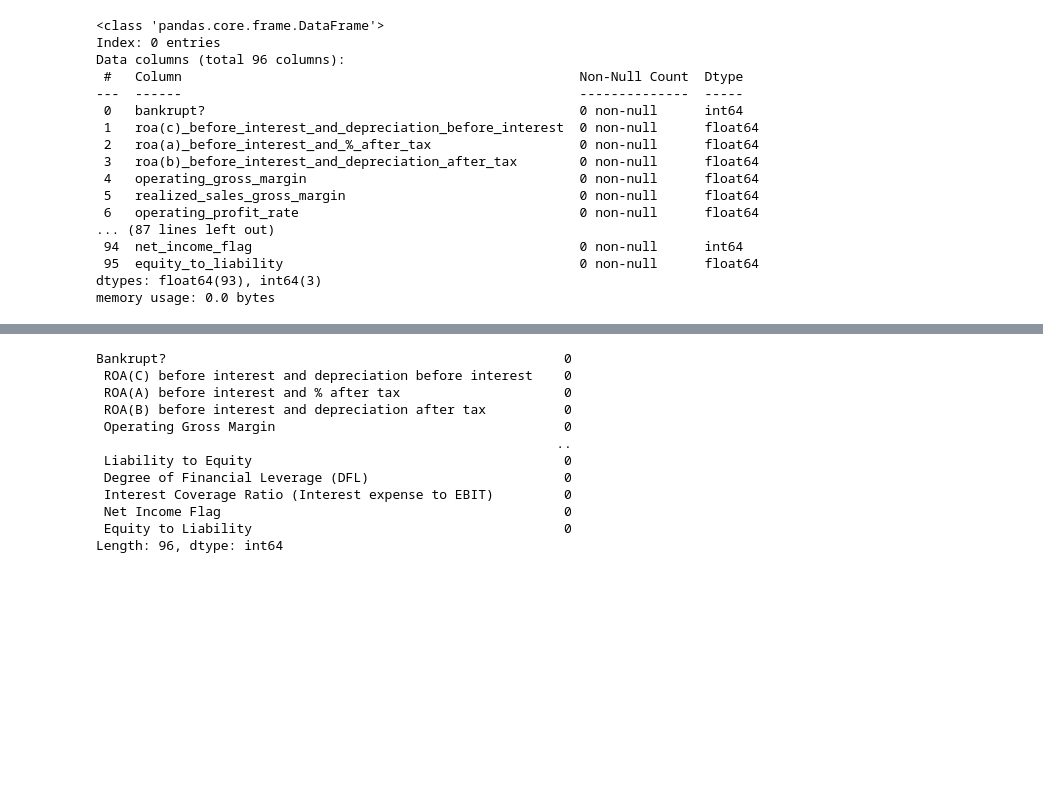
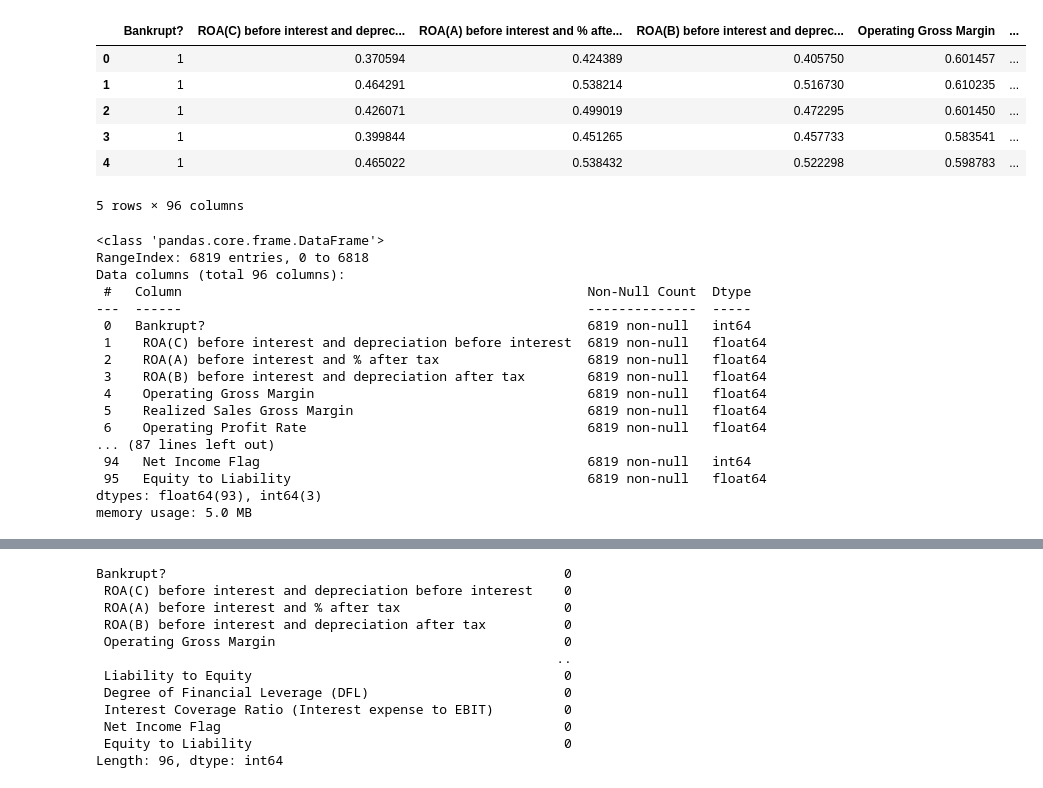
Before and after one commit to Vincent2308/Corporate-Bankruptcy, a Jupyter notebook: notebooks/week1/taiwan_eda.ipynb, the cells around one changed output, grey strips where cells are left out. Drawn from its saved outputs; the diff is of its cells as text; code cells hidden in the pictures; blank space fills up the shorter version.

```diff
--- a/notebooks/week1/taiwan_eda.ipynb
+++ b/notebooks/week1/taiwan_eda.ipynb
@@ -53,21 +1,36 @@ OSError: Cannot save file into a non-existent directory: 'data/clean'
 # %%
-df_wins.info()
+import pandas as pd
+
+url = "https://raw.githubusercontent.com/Vincent2308/Corporate-Bankruptcy/main/data/raw/Taiwan/data.csv"
+df = pd.read_csv(url)
+
+df.head()
 # %% [output]
+|  | Bankrupt? | ROA(C) before interest and deprec... | ROA(A) before interest and % afte... | ROA(B) before interest and deprec... | Operating Gross Margin | ... |
+| 0 | 1 | 0.370594 | 0.424389 | 0.405750 | 0.601457 | ... |
+| 1 | 1 | 0.464291 | 0.538214 | 0.516730 | 0.610235 | ... |
+| 2 | 1 | 0.426071 | 0.499019 | 0.472295 | 0.601450 | ... |
+| 3 | 1 | 0.399844 | 0.451265 | 0.457733 | 0.583541 | ... |
+| 4 | 1 | 0.465022 | 0.538432 | 0.522298 | 0.598783 | ... |
-<class 'pandas.core.frame.DataFrame'>
-Index: 0 entries
-Data columns (total 96 columns):
- #   Column                                                   Non-Null Count  Dtype
----  ------                                                   --------------  -----
- 0   bankrupt?                                                0 non-null      int64
- 1   roa(c)_before_interest_and_depreciation_before_interest  0 non-null      float64
- 2   roa(a)_before_interest_and_%_after_tax                   0 non-null      float64
- 3   roa(b)_before_interest_and_depreciation_after_tax        0 non-null      float64
- 4   operating_gross_margin                                   0 non-null      float64
- 5   realized_sales_gross_margin                              0 non-null      float64
- 6   operating_profit_rate                                    0 non-null      float64
-... (87 lines left out)
- 94  net_income_flag                                          0 non-null      int64
- 95  equity_to_liability                                      0 non-null      float64
-dtypes: float64(93), int64(3)
-memory usage: 0.0 bytes
+5 rows × 96 columns
+# %%
+df.info()
+# %% [output]
+<class 'pandas.core.frame.DataFrame'>
+RangeIndex: 6819 entries, 0 to 6818
+Data columns (total 96 columns):
+ #   Column                                                    Non-Null Count  Dtype
+---  ------                                                    --------------  -----
+ 0   Bankrupt?                                                 6819 non-null   int64
+ 1    ROA(C) before interest and depreciation before interest  6819 non-null   float64
+ 2    ROA(A) before interest and % after tax                   6819 non-null   float64
+ 3    ROA(B) before interest and depreciation after tax        6819 non-null   float64
+ 4    Operating Gross Margin                                   6819 non-null   float64
+ 5    Realized Sales Gross Margin                              6819 non-null   float64
+ 6    Operating Profit Rate                                    6819 non-null   float64
+... (87 lines left out)
+ 94   Net Income Flag                                          6819 non-null   int64
+ 95   Equity to Liability                                      6819 non-null   float64
+dtypes: float64(93), int64(3)
+memory usage: 5.0 MB
 # %%
```
Also changed, not shown: parts of 4 cells of this notebook, 5 other files.
